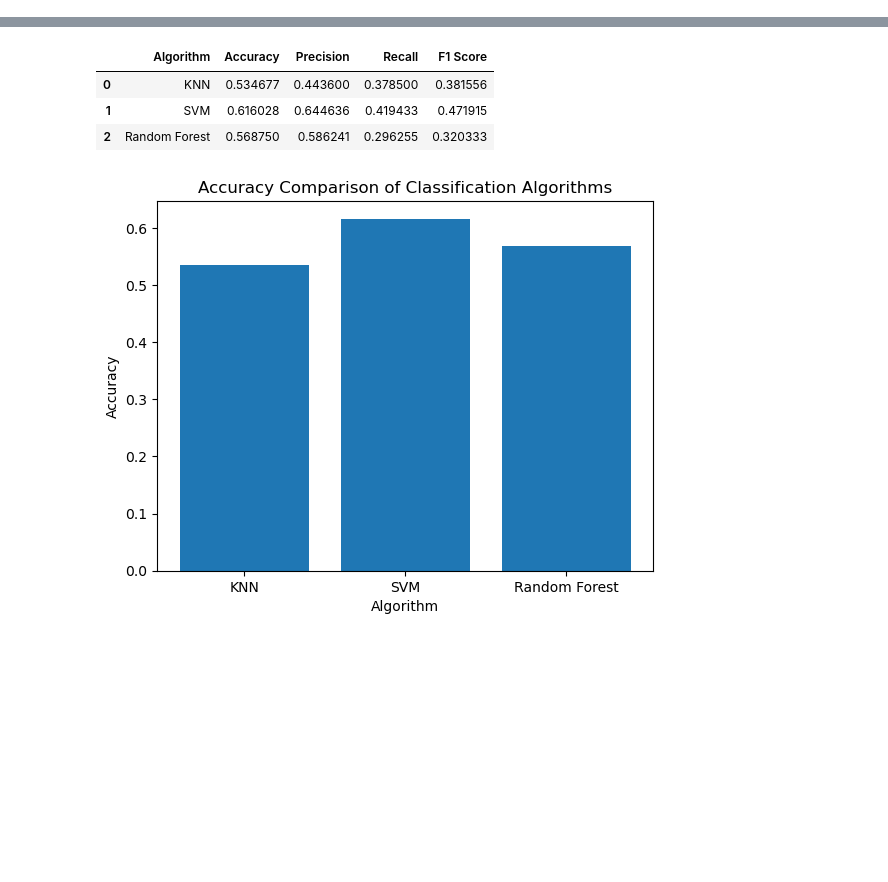
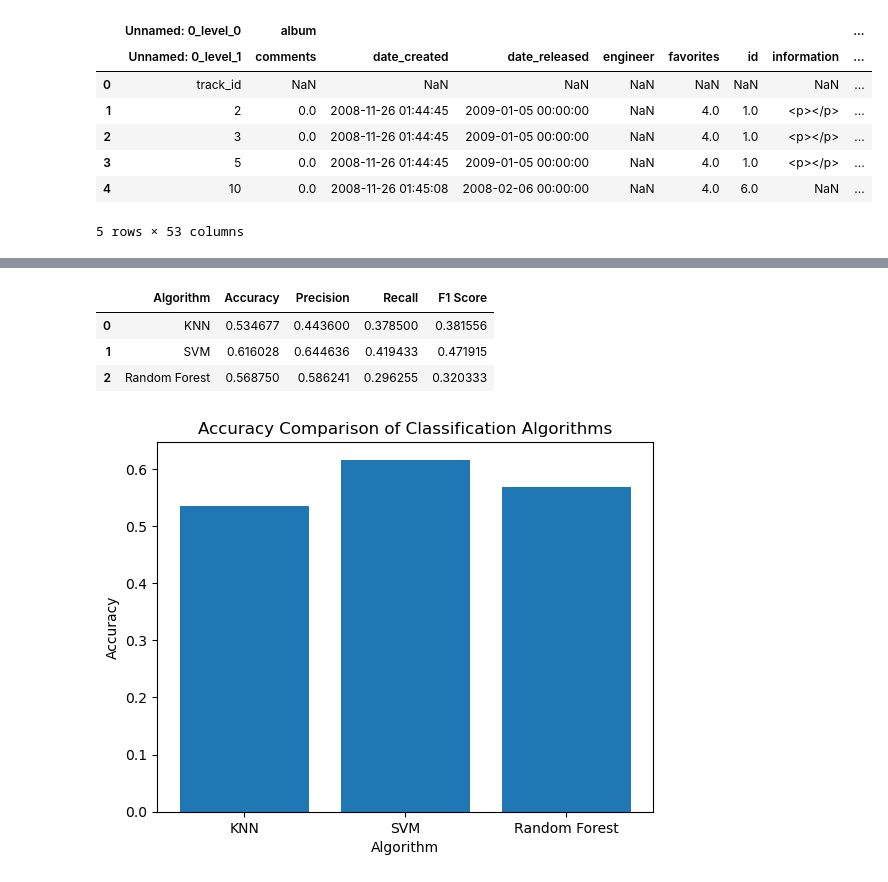
Before and after one commit to Prakrit-Rai/Music-Genre-Classification, a Jupyter notebook: Music Genre Classification.ipynb, the cells around one changed output, grey strips where cells are left out. Drawn from its saved outputs; the diff is of its cells as text; code cells hidden in the pictures; blank space fills up the shorter version.

```diff
--- a/Music Genre Classification.ipynb
+++ b/Music Genre Classification.ipynb
@@ -14,3 +14,14 @@ from sklearn.ensemble import RandomForestClassifier
 tracks = pd.read_csv("tracks.csv", header=[0, 1], low_memory=False)
 features = pd.read_csv("features.csv", header=[0, 1], low_memory=False)
 genres = pd.read_csv("genres.csv")
+# %%
+tracks.head()
+# %% [output]
+|  | Unnamed: 0_level_0 | album |  |  |  |  |  |  | ... |
+|  | Unnamed: 0_level_1 | comments | date_created | date_released | engineer | favorites | id | information | ... |
+| 0 | track_id | NaN | NaN | NaN | NaN | NaN | NaN | NaN | ... |
+| 1 | 2 | 0.0 | 2008-11-26 01:44:45 | 2009-01-05 00:00:00 | NaN | 4.0 | 1.0 | <p></p> | ... |
+| 2 | 3 | 0.0 | 2008-11-26 01:44:45 | 2009-01-05 00:00:00 | NaN | 4.0 | 1.0 | <p></p> | ... |
+| 3 | 5 | 0.0 | 2008-11-26 01:44:45 | 2009-01-05 00:00:00 | NaN | 4.0 | 1.0 | <p></p> | ... |
+| 4 | 10 | 0.0 | 2008-11-26 01:45:08 | 2008-02-06 00:00:00 | NaN | 4.0 | 6.0 | NaN | ... |
+5 rows × 53 columns
```
Also changed, not shown: parts of 6 cells of this notebook.
